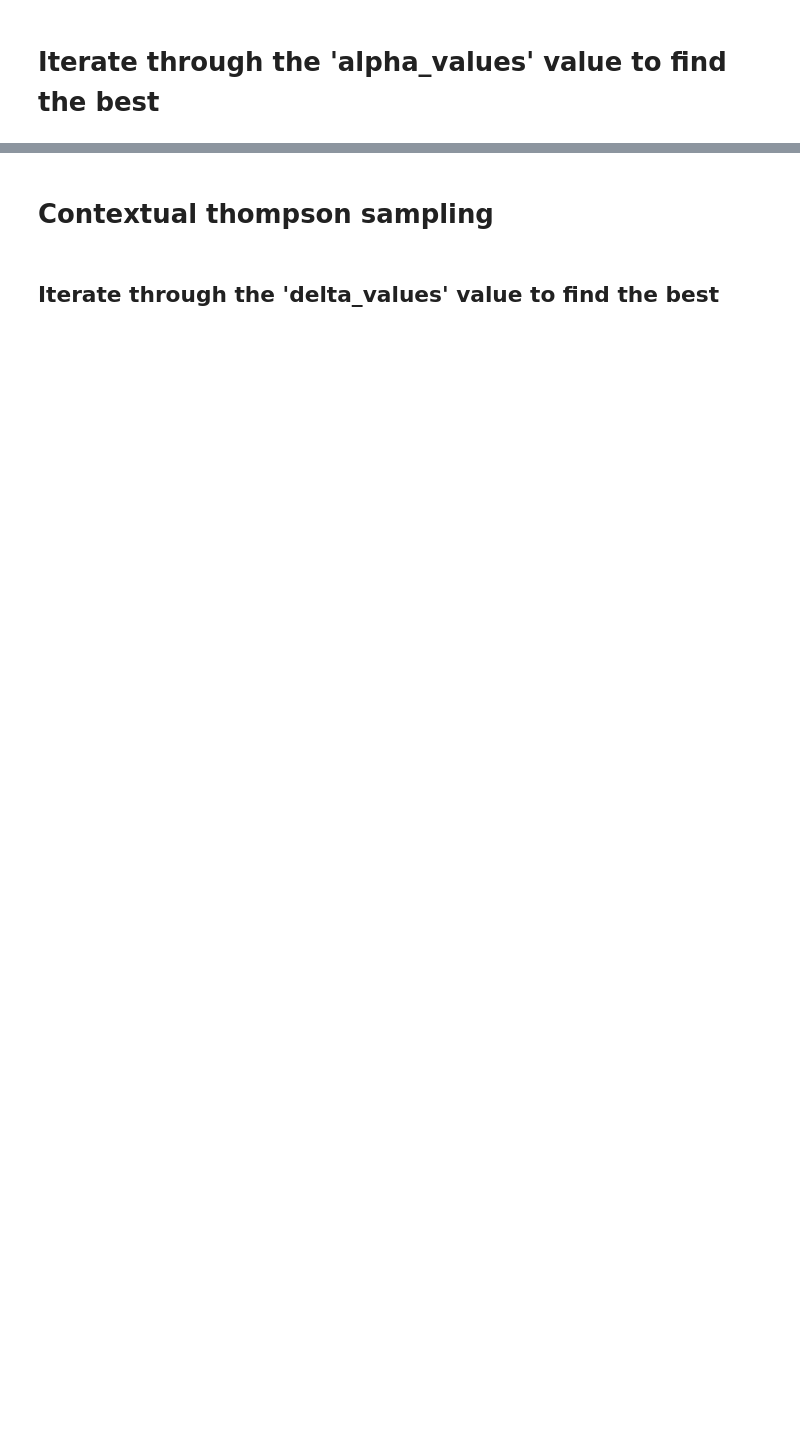
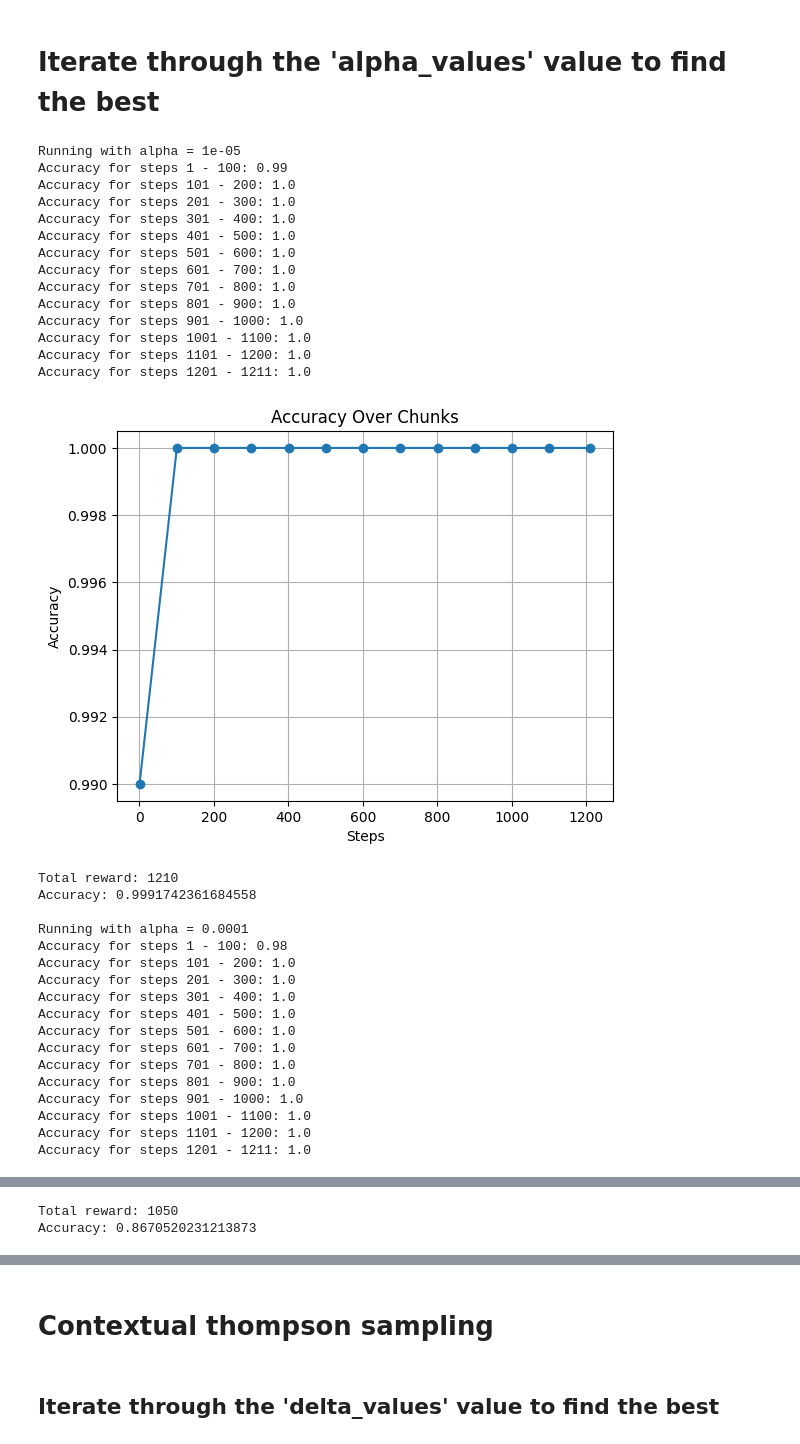
Before and after one commit to YeoWeiHan123/MMA-Contextual-Bandit, a Jupyter notebook: bt4014-mma.ipynb, the cells around one changed output, grey strips where cells are left out. Saved outputs shown, nothing was run; the diff lists cells and outputs as text; code cells hidden in the pictures; blank space fills up the shorter version.

```diff
--- a/bt4014-mma.ipynb
+++ b/bt4014-mma.ipynb
@@ -337,7 +480,7 @@ total_accuracies = []
 
 total_reward = 0
 correct_predictions = 0
-alpha_values = [0.01, 0.1, 0.5, 1.0, 2.0]  # Add more alpha values as needed
+alpha_values = [0.00001, 0.0001, 0.001, 0.01, 0.1]  # Add more alpha values as needed
 
 for alpha in alpha_values:
     print(f"\nRunning with alpha = {alpha}")
@@ -415,31 +558,65 @@ for alpha in alpha_values:
     # Calculate the accuracy for each chunk
     accuracies = [chunk_correct_predictions[i] / chunk_size if (i + 1) * chunk_size <= num_fights
                   else chunk_correct_predictions[i] / (num_fights - i * chunk_size)
                   for i in range(len(chunk_rewards))]
 
     # Create x-axis values for the plot
     x_values = [i * chunk_size + 1 if (i + 1) * chunk_size <= num_fights
                 else num_fights
                 for i in range(len(chunk_rewards))]
 
     # Plot the line graph
     plt.plot(x_values, accuracies, marker='o', linestyle='-')
     plt.title('Accuracy Over Chunks')
     plt.xlabel('Steps')
     plt.ylabel('Accuracy')
     plt.grid(True)
     plt.show()
 
     # Calculate accuracy
     accuracy = correct_predictions / num_fights
     print(f"Total reward: {total_reward}")
     print(f"Accuracy: {accuracy}")
 
 # Plot total accuracies for each epsilon value
+# Plot total accuracies for each alpha value
 plt.figure(figsize=(10, 6))
-plt.plot(epsilon_values, total_accuracies, marker='o', linestyle='-')
+plt.plot(alpha_values, total_accuracies, marker='o', linestyle='-')
 plt.title('Total Accuracy for Different Alpha Values')
 plt.xlabel('Alpha')
 plt.ylabel('Total Accuracy')
 plt.grid(True)
 plt.show()
+# %% [output]
+Running with alpha = 1e-05
+Accuracy for steps 1 - 100: 0.99
+Accuracy for steps 101 - 200: 1.0
+Accuracy for steps 201 - 300: 1.0
+Accuracy for steps 301 - 400: 1.0
+Accuracy for steps 401 - 500: 1.0
+Accuracy for steps 501 - 600: 1.0
+Accuracy for steps 601 - 700: 1.0
+Accuracy for steps 701 - 800: 1.0
+Accuracy for steps 801 - 900: 1.0
+Accuracy for steps 901 - 1000: 1.0
+Accuracy for steps 1001 - 1100: 1.0
+Accuracy for steps 1101 - 1200: 1.0
+Accuracy for steps 1201 - 1211: 1.0
+[figure, added]
+Total reward: 1210
+Accuracy: 0.9991742361684558
+
+Running with alpha = 0.0001
+Accuracy for steps 1 - 100: 0.98
+Accuracy for steps 101 - 200: 1.0
+Accuracy for steps 201 - 300: 1.0
+Accuracy for steps 301 - 400: 1.0
+Accuracy for steps 401 - 500: 1.0
+Accuracy for steps 501 - 600: 1.0
+Accuracy for steps 601 - 700: 1.0
+Accuracy for steps 701 - 800: 1.0
+Accuracy for steps 801 - 900: 1.0
+Accuracy for steps 901 - 1000: 1.0
+Accuracy for steps 1001 - 1100: 1.0
+Accuracy for steps 1101 - 1200: 1.0
+Accuracy for steps 1201 - 1211: 1.0
@@ -445,0 +678,2 @@ plt.show()
+Total reward: 1050
+Accuracy: 0.8670520231213873
```
Also changed, not shown: parts of 22 cells of this notebook.
